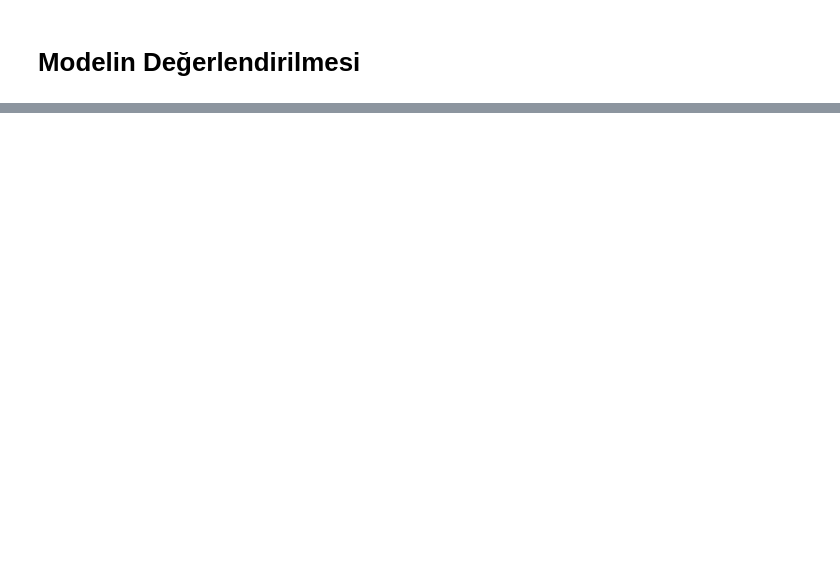
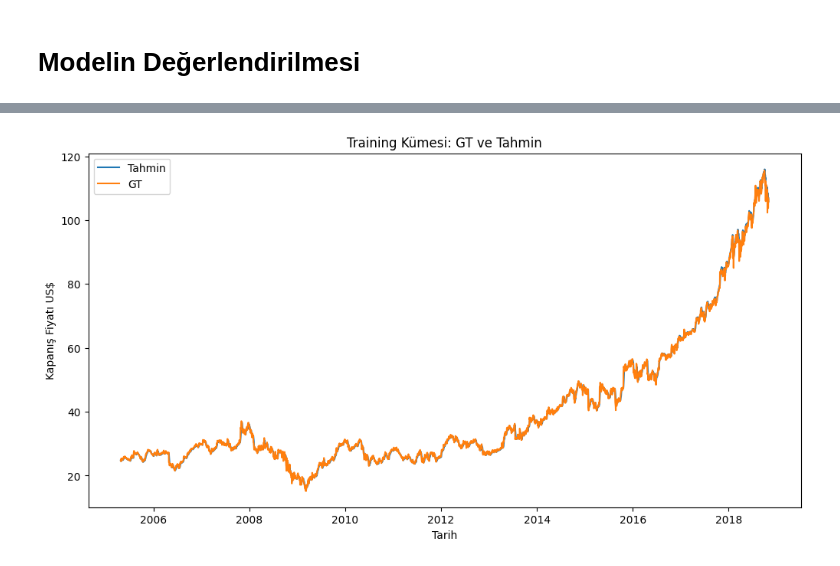
Before and after one commit to kaanrkaraman/lstm-stock-price-predictor, a Jupyter notebook: lstm-stock-price-predictor.ipynb, the cells around one changed output, grey strips where cells are left out. Saved outputs shown, nothing was run; the diff lists cells and outputs as text; code cells hidden in the pictures; blank space fills up the shorter version.

Commit message:
Update metrics

```diff
--- a/lstm-stock-price-predictor.ipynb
+++ b/lstm-stock-price-predictor.ipynb
@@ -291,3 +350,26 @@ y_test_real  = scaler.inverse_transform(y_test.reshape(-1, 1)).flatten()
 train_preds_real = scaler.inverse_transform(train_preds.reshape(-1, 1)).flatten()
 val_preds_real   = scaler.inverse_transform(val_preds.reshape(-1, 1)).flatten()
 test_preds_real  = scaler.inverse_transform(test_preds.reshape(-1, 1)).flatten()
+# %%
+def evaluate_predictions(y_true, y_pred, name):
+    mae = mean_absolute_error(y_true, y_pred)
+    rmse = np.sqrt(mean_squared_error(y_true, y_pred))
+    mape = mean_absolute_percentage_error(y_true, y_pred) * 100
+    r2 = r2_score(y_true, y_pred)
+
+    print(f"{name} MAE:   {mae:.4f}")
+    print(f"{name} RMSE:  {rmse:.4f}")
+    print(f"{name} MAPE:  {mape:.2f}%")
+    print(f"{name} R²:    {r2:.4f}")
+    print()
+
+    return {"mae": mae, "rmse": rmse, "mape": mape, "r2": r2}
+
+wandb.log({
+    "test_mae": test_metrics["mae"],
+    "test_rmse": test_metrics["rmse"],
+    "test_mape": test_metrics["mape"],
+    "test_r2": test_metrics["r2"]
+})
+
+wandb.finish()
@@ -294,18 +416,22 @@ test_preds_real  = scaler.inverse_transform(test_preds.reshape(-1, 1)).flatten()
 # %%
 X_train_tensor = torch.tensor(X_train, dtype=torch.float32).to(device)
 
 model.eval()
 with torch.no_grad():
     train_preds = model(X_train_tensor).squeeze().cpu().numpy()
 
 
 assert len(train_preds) == len(dates_train) == len(y_train)
 
+train_metrics = evaluate_predictions(y_train_real, train_preds_real, name="Train")
+
 plt.figure(figsize=(12, 6))
 plt.plot(dates_train, train_preds_real, label="Tahmin")
 plt.plot(dates_train, y_train_real, label="GT")
 plt.xlabel("Tarih")
 plt.ylabel("Kapanış Fiyatı US$")
 plt.title("Training Kümesi: GT ve Tahmin")
 plt.legend()
 plt.show()
+# %% [output]
+[figure, added]
```
Also changed, not shown: parts of 17 cells of this notebook.
